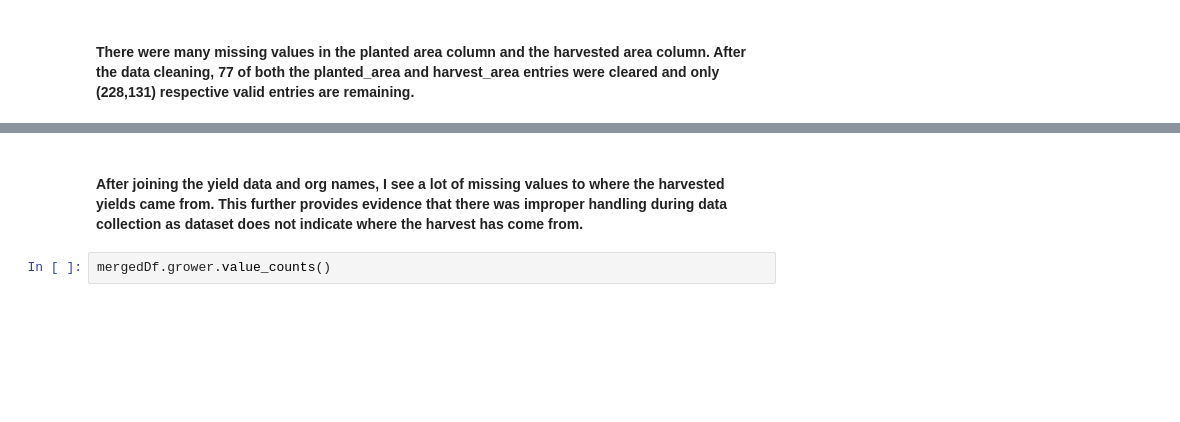
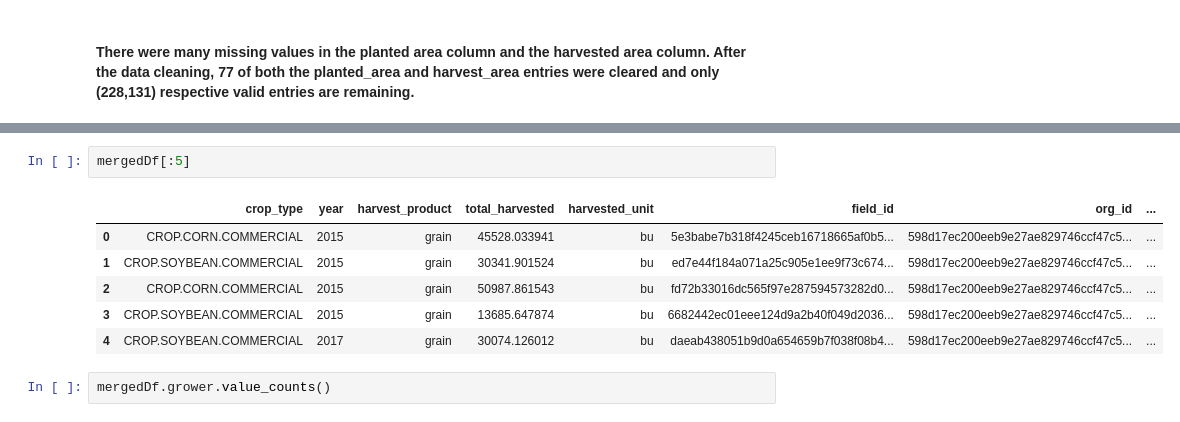
Before and after one commit to zackseyun/Granular_Data_Analysis, a Jupyter notebook: Granular Farm Data Technical Challenge.ipynb, the cells around one changed output, grey strips where cells are left out. Drawn from its saved outputs; the diff is of its cells as text; blank space fills up the shorter version.

```diff
--- a/Granular Farm Data Technical Challenge.ipynb
+++ b/Granular Farm Data Technical Challenge.ipynb
@@ -114,5 +98,12 @@ memory usage: 45.6+ KB
-# %% [markdown]
-#### After joining the yield data and org names, I see a lot of missing values to where the harvested yields came from. This further provides evidence that there was improper handling during data collection as dataset does not indicate where the harvest has come from.
+# %%
+mergedDf[:5]
+# %% [output]
+|  | crop_type | year | harvest_product | total_harvested | harvested_unit | field_id | org_id | ... |
+| 0 | CROP.CORN.COMMERCIAL | 2015 | grain | 45528.033941 | bu | 5e3babe7b318f4245ceb16718665af0b5... | 598d17ec200eeb9e27ae829746ccf47c5... | ... |
+| 1 | CROP.SOYBEAN.COMMERCIAL | 2015 | grain | 30341.901524 | bu | ed7e44f184a071a25c905e1ee9f73c674... | 598d17ec200eeb9e27ae829746ccf47c5... | ... |
+| 2 | CROP.CORN.COMMERCIAL | 2015 | grain | 50987.861543 | bu | fd72b33016dc565f97e287594573282d0... | 598d17ec200eeb9e27ae829746ccf47c5... | ... |
+| 3 | CROP.SOYBEAN.COMMERCIAL | 2015 | grain | 13685.647874 | bu | 6682442ec01eee124d9a2b40f049d2036... | 598d17ec200eeb9e27ae829746ccf47c5... | ... |
+| 4 | CROP.SOYBEAN.COMMERCIAL | 2017 | grain | 30074.126012 | bu | daeab438051b9d0a654659b7f038f08b4... | 598d17ec200eeb9e27ae829746ccf47c5... | ... |
 # %%
 mergedDf.grower.value_counts()
 # %% [output]
```
Also changed, not shown: parts of 10 cells of this notebook.
